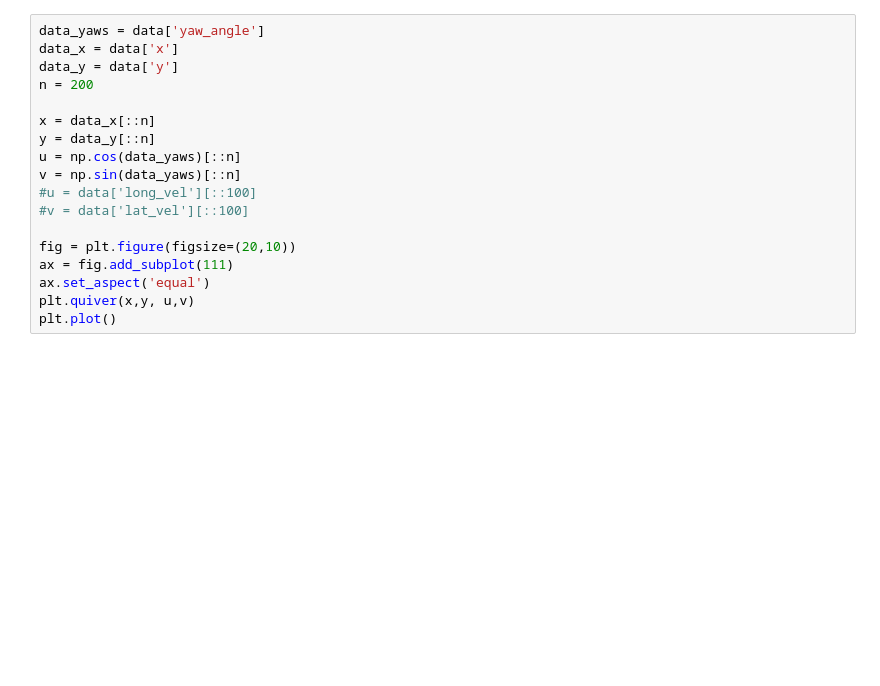
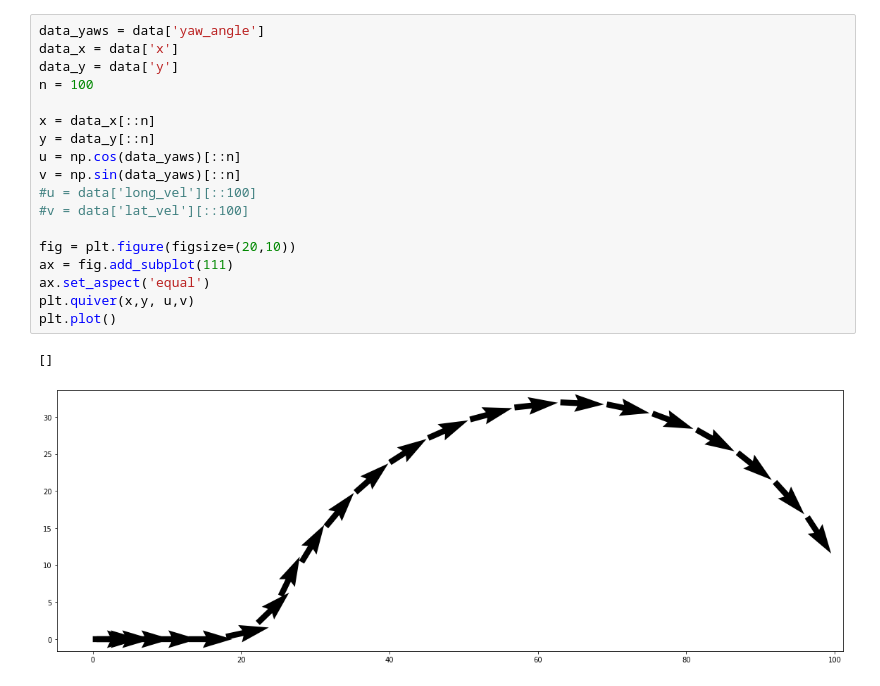
Before and after one commit to AvaRat/dynamic-model-car-simulator, a Jupyter notebook: simulator_visualization.ipynb, the cells around one changed output. Saved outputs shown, nothing was run; the diff lists cells and outputs as text; blank space fills up the shorter version.

```diff
--- a/simulator_visualization.ipynb
+++ b/simulator_visualization.ipynb
@@ -77,18 +94,21 @@ KeyError: 49000
 # %%
 data_yaws = data['yaw_angle']
 data_x = data['x']
 data_y = data['y']
-n = 200
+n = 100
 
 x = data_x[::n]
 y = data_y[::n]
 u = np.cos(data_yaws)[::n]
 v = np.sin(data_yaws)[::n]
 #u = data['long_vel'][::100]
 #v = data['lat_vel'][::100]
 
 fig = plt.figure(figsize=(20,10))
 ax = fig.add_subplot(111)
 ax.set_aspect('equal')
 plt.quiver(x,y, u,v)
 plt.plot()
+# %% [output]
+[]
+[figure, added]
```
Also changed, not shown: parts of 23 cells of this notebook, 7 other files.
